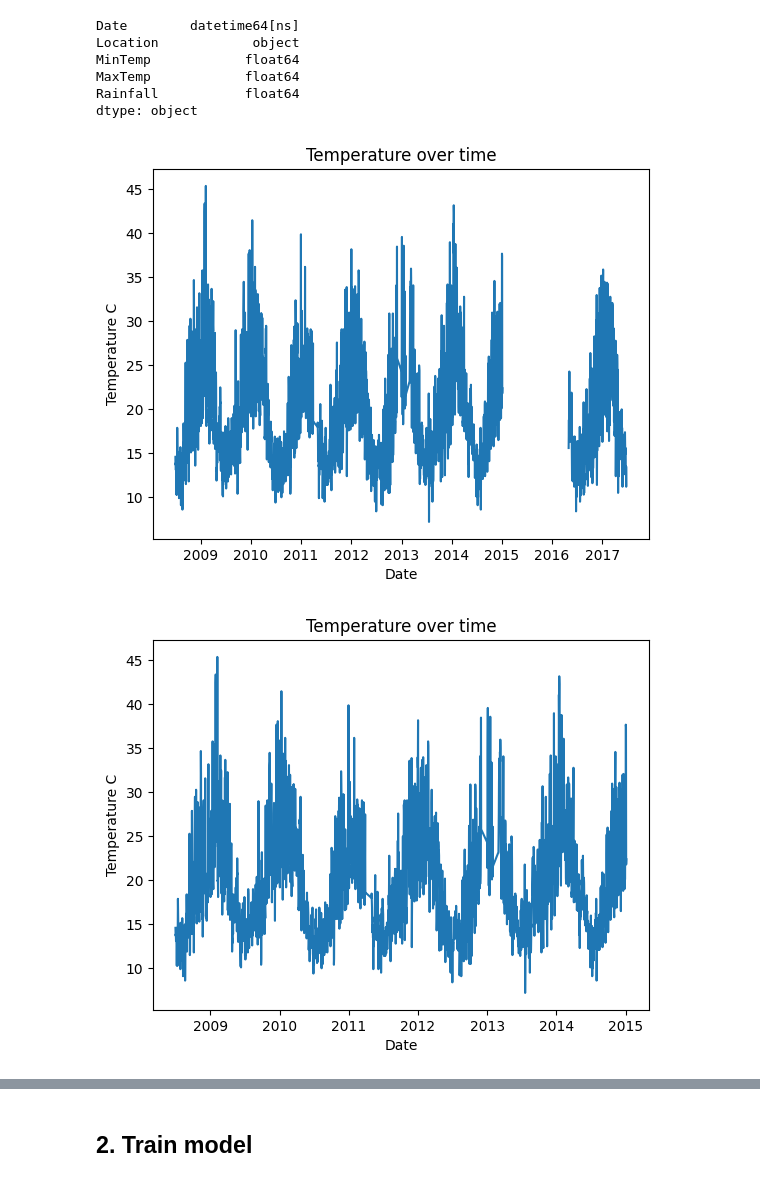
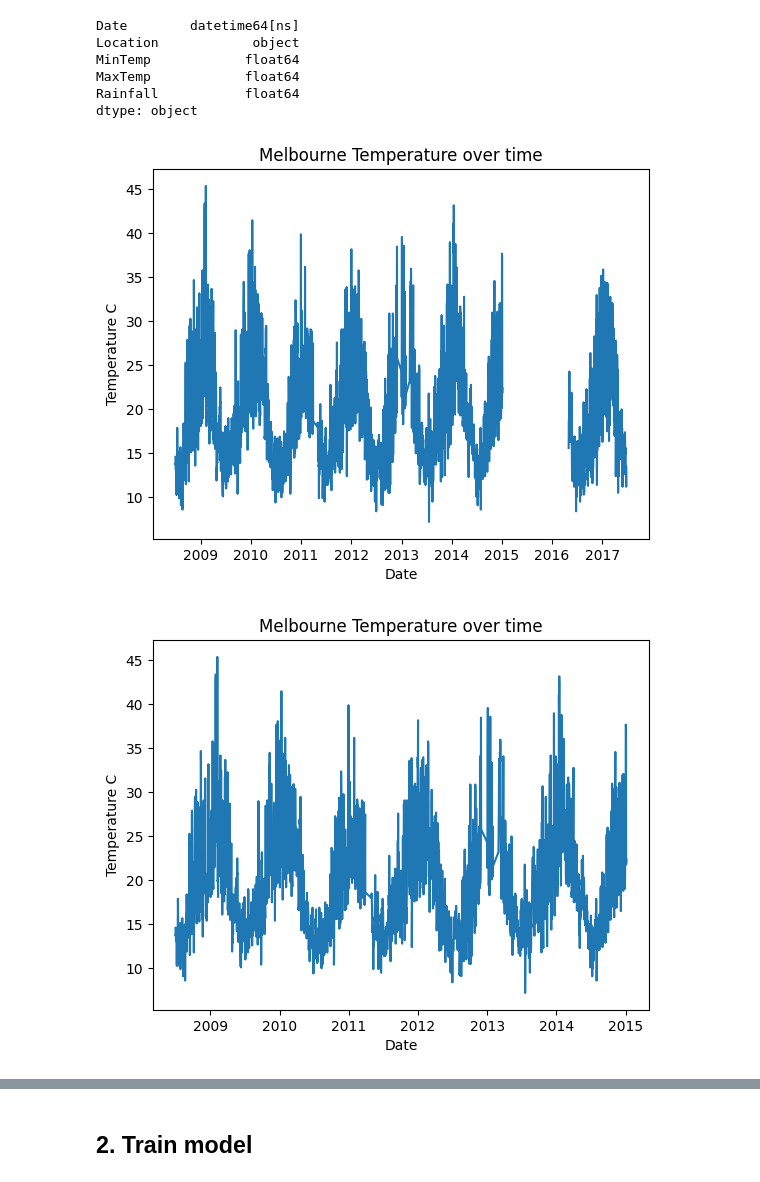
Before and after one commit to ortizfram/Forecasting-Weather-with-Neural-Prophet, a Jupyter notebook: neural-prophet.ipynb, the cells around one changed output, grey strips where cells are left out. Saved outputs shown, nothing was run; the diff lists cells and outputs as text; code cells hidden in the pictures.

Commit message:
checking new Year col

```diff
--- a/neural-prophet.ipynb
+++ b/neural-prophet.ipynb
@@ -75,11 +75,11 @@ RainTomorrow      object
 dtype: object
 # %%
 # We are only forecasting 1 location
-location = df[df['Location'] == 'Melbourne'] # if you want here you can choose any other location
+melb = df[df['Location'] == 'Melbourne'] # if you want here you can choose any other location
 
 # pass location date to datetime object
-location.Date = pd.to_datetime(location.Date)
-location.head()
+melb.Date = pd.to_datetime(melb.Date)
+melb.head()
 # %% [output]
 |  | Date | Location | MinTemp | MaxTemp | Rainfall | Evaporation | Sunshine | WindGustDir | WindGustSpeed | ... |
 | 67200 | 2008-07-01 | Melbourne | 9.5 | 15.4 | 2.0 | 2.8 | 7.0 | W | 63.0 | ... |
@@ -100,23 +100,23 @@ Rainfall           float64
 dtype: object
 # %%
 # plot temp over time
-plt.plot(location.Date, location.Temp3pm)
-plt.title('Temperature over time')
+plt.plot(melb.Date, melb.Temp3pm)
+plt.title('Melbourne Temperature over time')
 plt.xlabel('Date')
 plt.ylabel('Temperature C')
 plt.show()
 # %% [output]
-[figure, old version]
+[figure, new version]
 # %%
 #Cut missing points
-location.Year = location.Date.apply(lambda x : x.year) # return only year
-location = location[location.Year <= 2015]
+melb['Year'] = melb.Date.apply(lambda x : x.year) # return only year
+melb = melb[melb['Year'] <= 2015] # cut ending in 2015
 
 #Plot clean date / temps
-plt.plot(location.Date, location.Temp3pm)
-plt.title('Temperature over time')
+plt.plot(melb.Date, melb.Temp3pm)
+plt.title('Melbourne Temperature over time')
 plt.xlabel('Date')
 plt.ylabel('Temperature C')
 plt.show()
 # %% [output]
-[figure, old version]
+[figure, new version]
```
Also changed, not shown: parts of 2 cells of this notebook.
